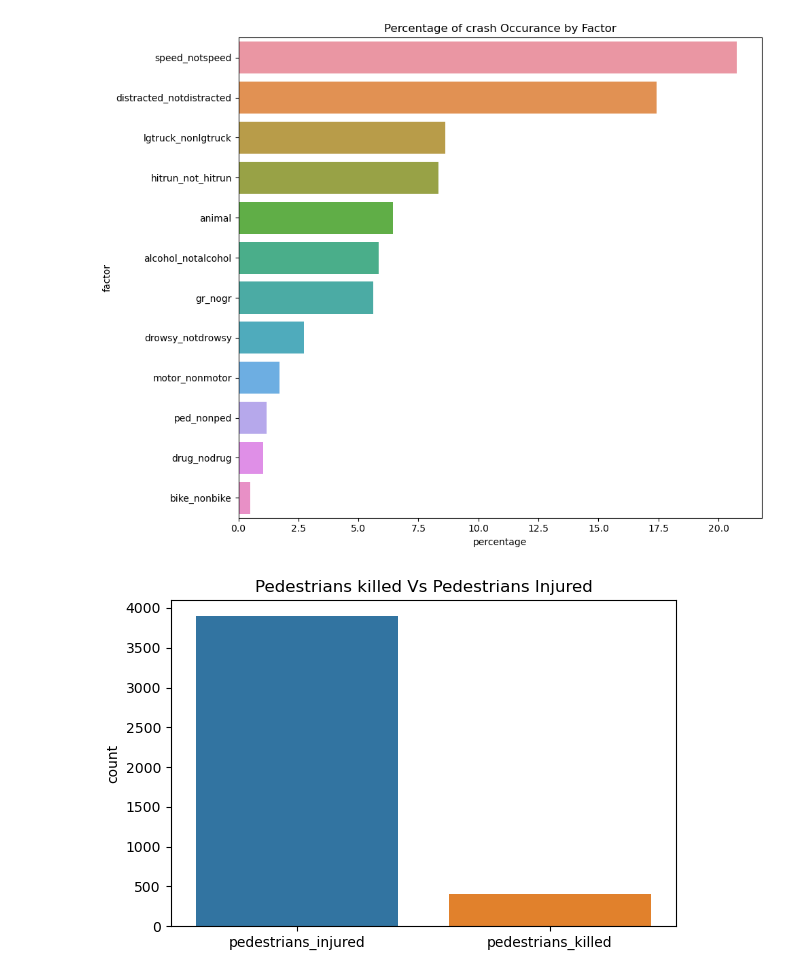
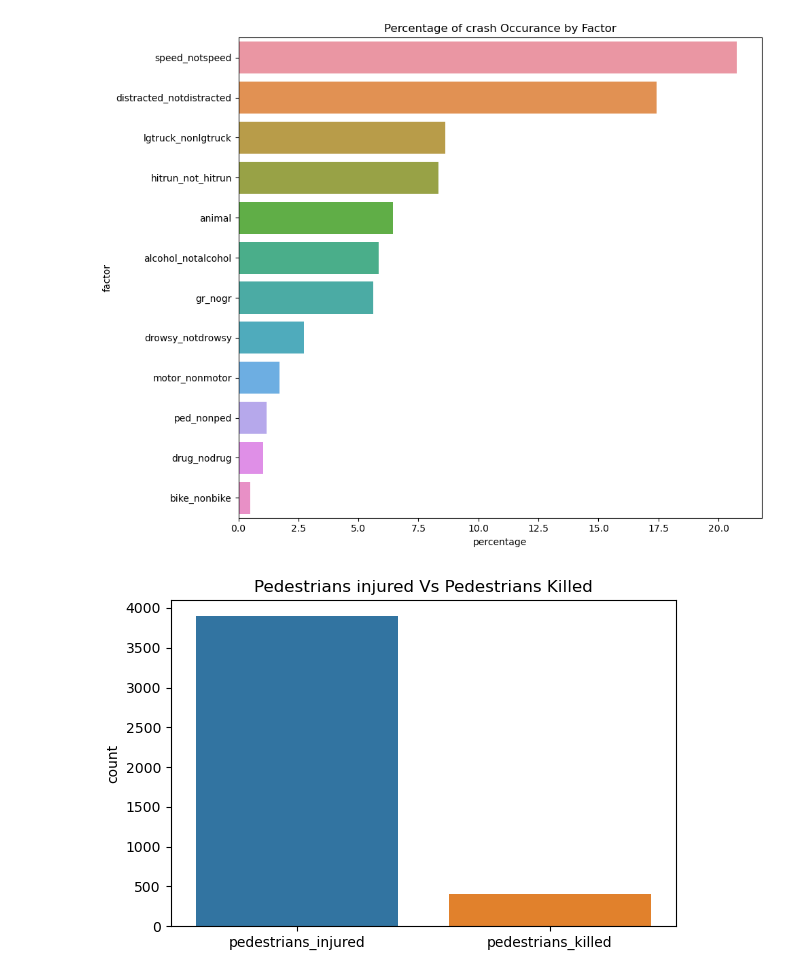
Before and after one commit to Eliab16/VDOT-crash-analysis, a Jupyter notebook: notebooks/VDOT_Analysis.ipynb, the cells around one changed output. Saved outputs shown, nothing was run; the diff lists cells and outputs as text; code cells hidden in the pictures.

```diff
--- a/notebooks/VDOT_Analysis.ipynb
+++ b/notebooks/VDOT_Analysis.ipynb
@@ -509,14 +554,14 @@ plt.savefig('Percentage of crash Occurance by Factor.jpg', format='jpg')
 plt.show()
 # %% [output]
 [figure]
-# %%
-plt.figure(figsize=(6,4))
-sns.barplot(x=['pedestrians_injured','pedestrians_killed'],y =[crash_data2['pedestrians_injured'].sum(),
-crash_data2['pedestrians_killed'].sum()])
-plt.title('Pedestrians killed Vs Pedestrians Injured')
-plt.ylabel('count')
-plt.tight_layout()
-plt.savefig(format='jpg', fname='Pedestrians killed Vs Pedestrians Injured ')
-plt.show()
-# %% [output]
-[figure, removed]
+# %%
+plt.figure(figsize=(6,4))
+sns.barplot(x=['pedestrians_injured','pedestrians_killed'],y =[crash_data2['pedestrians_injured'].sum(),
+crash_data2['pedestrians_killed'].sum()])
+plt.title('Pedestrians injured Vs Pedestrians Killed')
+plt.ylabel('count')
+plt.tight_layout()
+plt.savefig('Pedstrians.jpg', format='jpg')
+plt.show()
+# %% [output]
+[figure, added]
```
Also changed, not shown: parts of 49 cells of this notebook.
